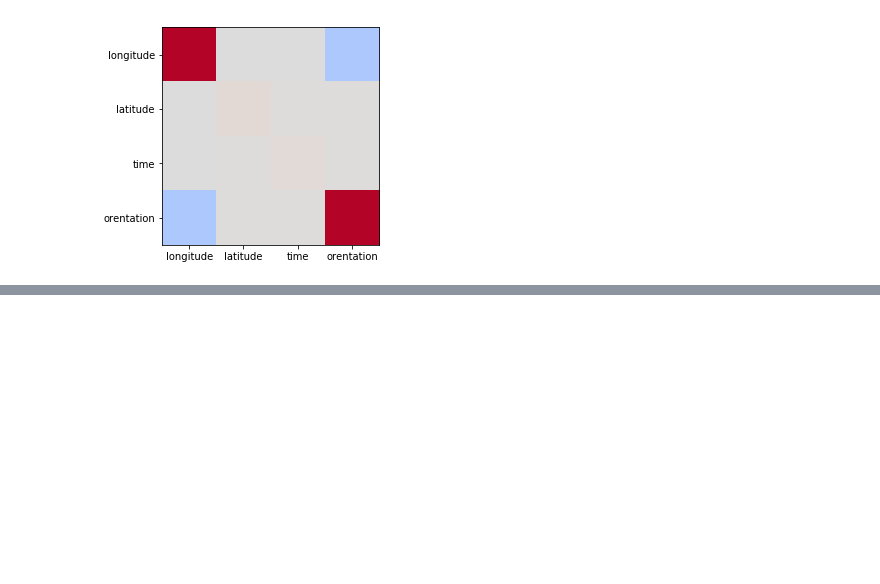
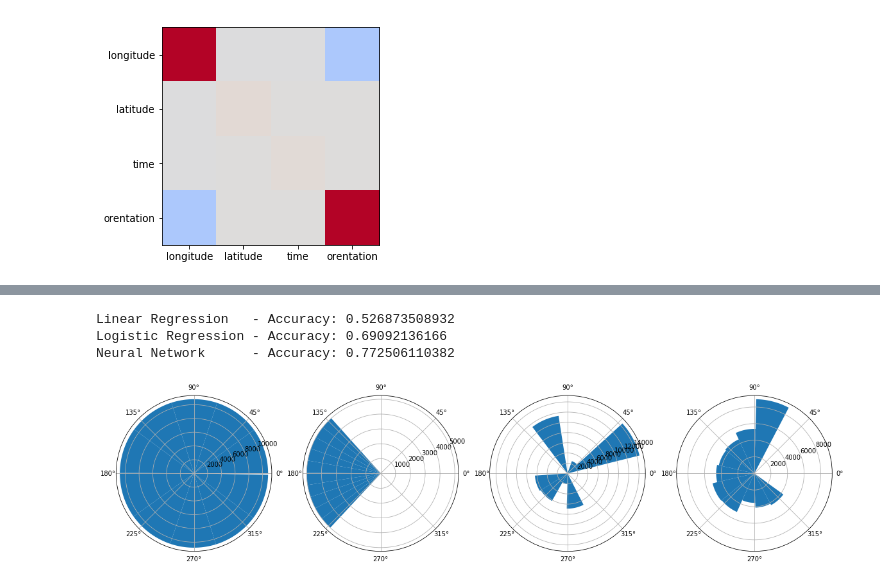
Before and after one commit to InsectRobotics/skylight, a Jupyter notebook: notebooks/pca-sun.ipynb, the cells around one changed output, grey strips where cells are left out. Saved outputs shown, nothing was run; the diff lists cells and outputs as text; code cells hidden in the pictures; blank space fills up the shorter version.

```diff
--- a/notebooks/pca-sun.ipynb
+++ b/notebooks/pca-sun.ipynb
@@ -280,3 +228,37 @@ plt.show()
+# %%
+x_train = xxx[xxx[:, 2] >= 0, :2]
+y_train = xxx[xxx[:, 2] >= 0, 3]
+ln.fit(x_train, y_train)
+p_ln = ln.predict(x_train)
+acc_ln = 1 - angdist(y_train, p_ln).mean() / np.pi
+print "Linear Regression   - Accuracy:", acc_ln
+
+lg.fit(x_train, np.int32(np.rad2deg(y_train)))
+p_lg = np.deg2rad(lg.predict(x_train))
+acc_lg = 1 - angdist(y_train, p_lg).mean() / np.pi
+print "Logistic Regression - Accuracy:", acc_lg
+
+nn.fit(x_train, y_train)
+p_nn = nn.predict(x_train)
+acc_nn = 1 - angdist(y_train, p_nn).mean() / np.pi
+print "Neural Network      - Accuracy:", acc_nn
+# %% [output]
+Linear Regression   - Accuracy: 0.526873508932
+Logistic Regression - Accuracy: 0.69092136166
+Neural Network      - Accuracy: 0.772506110382
+# %%
+plt.figure(1, figsize=(20, 5))
+plt.subplot(141, polar=True)
+plt.hist(xxx[:, 3])
+plt.subplot(142, polar=True)
+plt.hist(p_ln)
+plt.subplot(143, polar=True)
+plt.hist(p_lg)
+plt.subplot(144, polar=True)
+plt.hist(p_nn)
+plt.show()
+# %% [output]
+[figure, added]
 # %%
 from mpl_toolkits.mplot3d import Axes3D
 
```
Also changed, not shown: parts of 18 cells of this notebook, 4 other files.
